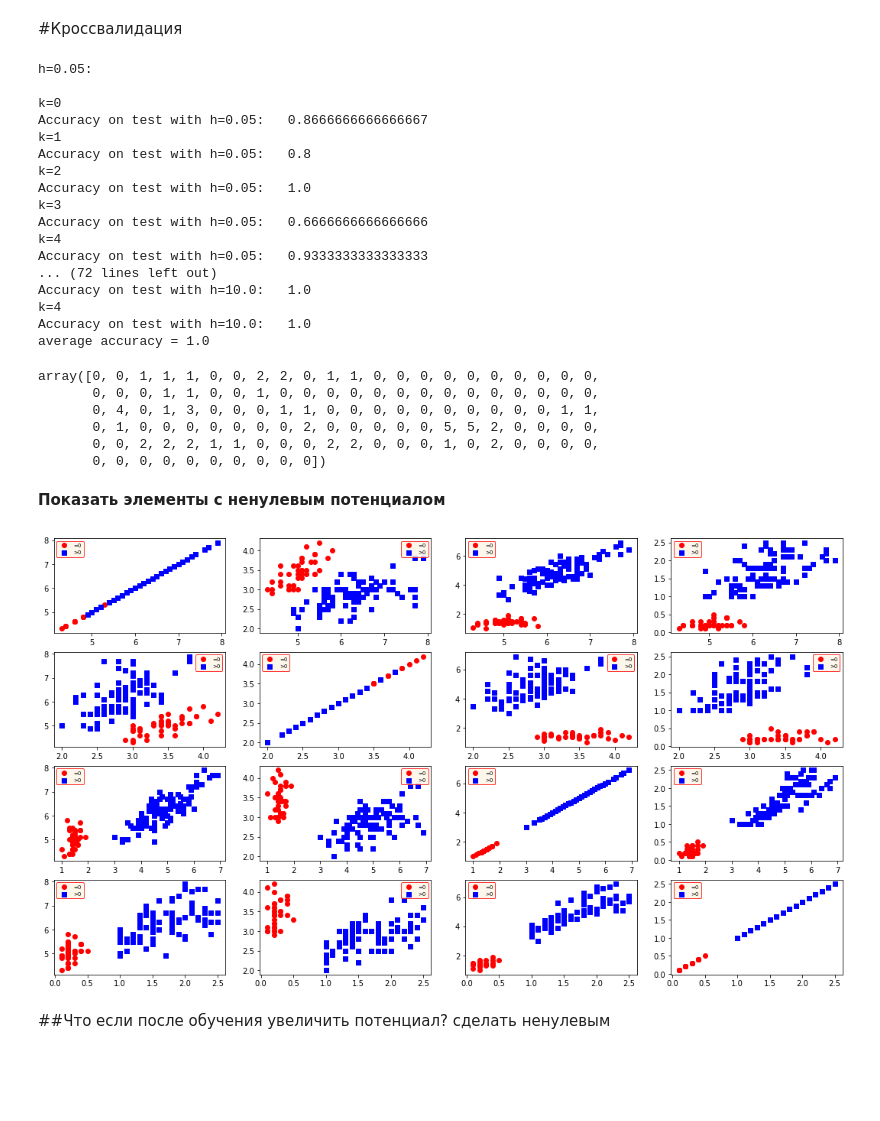
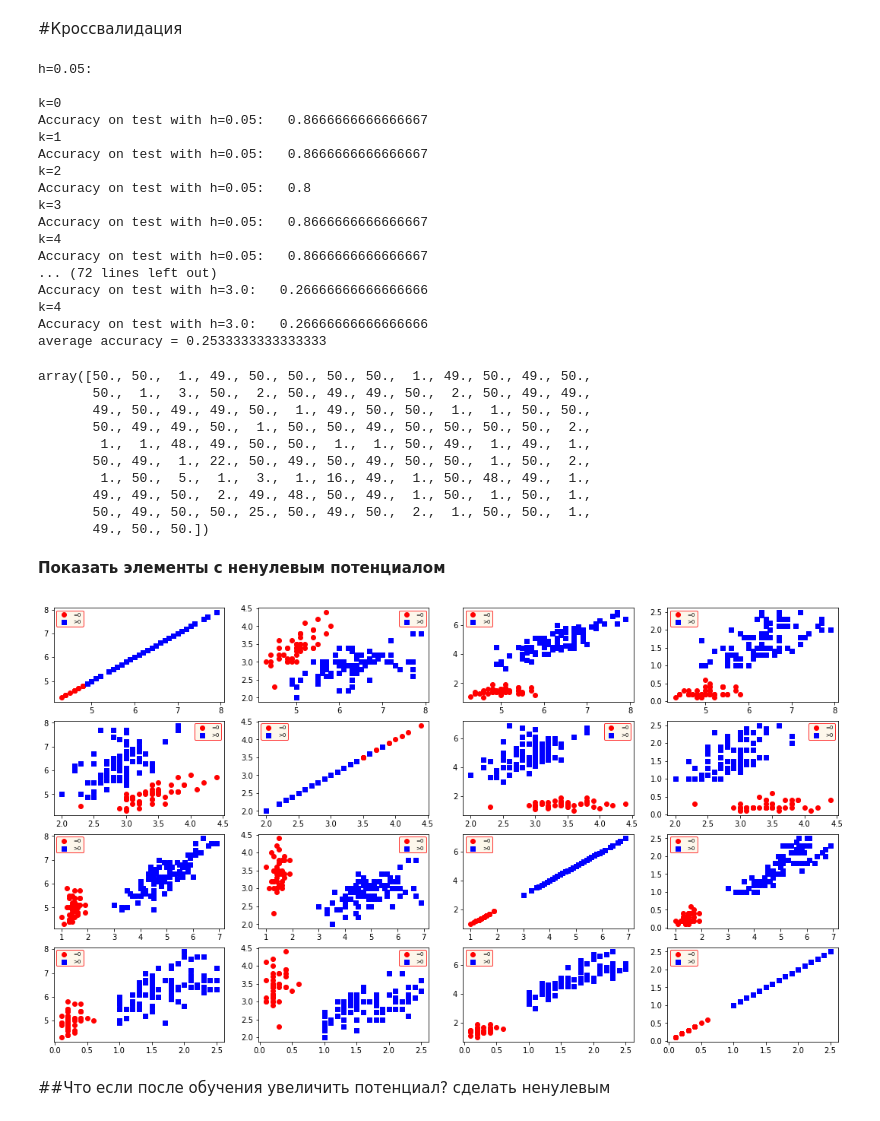
Before and after one commit to Kasymkhankhubiyev/BasicMachineLearning, a Jupyter notebook: task1.ipynb, the cells around one changed output. Saved outputs shown, nothing was run; the diff lists cells and outputs as text; code cells hidden in the pictures; blank space fills up the shorter version.

```diff
--- a/task1.ipynb
+++ b/task1.ipynb
@@ -99,6 +121,14 @@ class PFM(object):
         # print(XA.shape, XB.shape)
         return np.array(distance)
 
+    def _scores(self, features):
+        scores = np.vstack(
+            [np.sum(features.T[np.where(self.Y==0)[0]].T, axis=-1),
+            np.sum(features.T[np.where(self.Y==1)[0]].T, axis=-1),
+            np.sum(features.T[np.where(self.Y==2)[0]].T, axis=-1)]).T
+        return scores
+
+
     def scores(self, X) -> np.array:
         # features = self.gams * self.kernel(cdist(X, self.X))
         features = self.gams * self.kernel(self._calc_distances(XA=X, XB=self.X))
@@ -115,28 +145,24 @@ class PFM(object):
         self.X, self.Y, self.gams = np.array(X), np.array(Y), np.zeros(len(Y))
         # print(f'initial gams:{self.gams}')
         for epoch in range(epochs):
-            pr = np.array([np.array([x]).T for x in self.X])
-            prediction = np.array([self.predict(np.array([x])) for x in self.X]).T
-            self.gams[np.where(prediction[0] != self.Y)[0]] += 1
+            prediction = np.zeros_like(self.Y)
+            features = np.expand_dims(self.gams, axis=0) * self.kernel(np.sqrt(np.sum((np.expand_dims(X, axis=1)-np.expand_dims(X, axis=0))**2, axis=2)))
+            scores = self._scores(features)
+            prediction += np.argmax(scores, axis=0)[0]
+            self.gams[np.where(prediction!= self.Y)[0]] += 1
 
-            # for i, (x, y) in enumerate(zip(self.X, self.Y)):
-            #     if self.predict(np.array([x]))[0] != y:
-            #         print(i)
-            #         self.gams[i] += 1
+             # prediction = np.array([self.predict(np.array([x])) for x in self.X]).T
 
     def increment_gams(self, x):
-        print(f'increment index {x}\n\n\n')
-        for i in x:
-            self.gams[i] += 1
+        self.gams += 1
 
     def fit_non_zero(self, X: np.array, Y: np.array, epochs: int, starter: int)->None:
 
         self.X, self.Y, self.gams = X, Y, np.zeros_like(Y) + starter
 
         for _ in range(epochs):
-            predictions = np.zeros_like(self.Y)
-            predictions += self.predict(self.X)
-            self.gams[np.where(predictions != self.Y)] += 1
+            predictions = np.array([self.predict(np.array([x])) for x in self.X]).T
+            self.gams[np.where(predictions[0] != self.Y)[0]] += 1
 
     def increase_gams(self, increaser: int):
         self.gams += increaser
@@ -169,5 +173,6 @@ def calc_accuracy_with_predictions(model, X, Y):
 # %%
-model = PFM(kernel=lambda x: K_exp(x, h=0.55))
-model.fit(trainX, trainY, 100)
+model = PFM(kernel=lambda x: K1(x, h=.9))
+model.fit(trainX, trainY,100)
 calc_accuracy_with_predictions(model=model, X=testX, Y=testY)
+print(model.gams)
 # %% [output]
@@ -228,7 +234,7 @@ trainY = np.array(trainY)
 K=5  # кол-во подвыборок
 # print(len(y))
 
-for h in [0.05, 0.1, 0.5, 1.0, 2.0, 10.0]:
+for h in [0.05, 0.1, 0.35, .55, 1.0, 3.0]:
     print(f'h={h}: \n')
     X = np.array_split(trainX, K, axis=0)
     Y = np.array_split(trainY, K, axis=0)
@@ -250,7 +256,7 @@ for h in [0.05, 0.1, 0.5, 1.0, 2.0, 10.0]:
                     subY = Y[i]
                 # print(subY)
 
-        model = PFM(kernel=lambda x: K1(x, h=h))
+        model = PFM(kernel=lambda x: K_exp(x, h=h))
         model.fit(subX, subY, 50)
         accuracy_counter += calc_accuracy(model=model, X=X[i], Y=Y[i])
     print(f'average accuracy = {accuracy_counter/K}\n\n')
@@ -260,27 +266,31 @@ h=0.05:
 k=0
 Accuracy on test with h=0.05:   0.8666666666666667
 k=1
+Accuracy on test with h=0.05:   0.8666666666666667
+k=2
 Accuracy on test with h=0.05:   0.8
-k=2
-Accuracy on test with h=0.05:   1.0
 k=3
-Accuracy on test with h=0.05:   0.6666666666666666
+Accuracy on test with h=0.05:   0.8666666666666667
 k=4
-Accuracy on test with h=0.05:   0.9333333333333333
+Accuracy on test with h=0.05:   0.8666666666666667
 ... (72 lines left out)
-Accuracy on test with h=10.0:   1.0
+Accuracy on test with h=3.0:   0.26666666666666666
 k=4
-Accuracy on test with h=10.0:   1.0
-average accuracy = 1.0
+Accuracy on test with h=3.0:   0.26666666666666666
+average accuracy = 0.2533333333333333
 # %%
 model.gams
 # %% [output]
-array([0, 0, 1, 1, 1, 0, 0, 2, 2, 0, 1, 1, 0, 0, 0, 0, 0, 0, 0, 0, 0, 0,
-       0, 0, 0, 1, 1, 0, 0, 1, 0, 0, 0, 0, 0, 0, 0, 0, 0, 0, 0, 0, 0, 0,
-       0, 4, 0, 1, 3, 0, 0, 0, 1, 1, 0, 0, 0, 0, 0, 0, 0, 0, 0, 0, 1, 1,
-       0, 1, 0, 0, 0, 0, 0, 0, 0, 2, 0, 0, 0, 0, 0, 5, 5, 2, 0, 0, 0, 0,
-       0, 0, 2, 2, 2, 1, 1, 0, 0, 0, 2, 2, 0, 0, 0, 1, 0, 2, 0, 0, 0, 0,
-       0, 0, 0, 0, 0, 0, 0, 0, 0, 0])
+array([50., 50.,  1., 49., 50., 50., 50., 50.,  1., 49., 50., 49., 50.,
+       50.,  1.,  3., 50.,  2., 50., 49., 49., 50.,  2., 50., 49., 49.,
+       49., 50., 49., 49., 50.,  1., 49., 50., 50.,  1.,  1., 50., 50.,
+       50., 49., 49., 50.,  1., 50., 50., 49., 50., 50., 50., 50.,  2.,
+        1.,  1., 48., 49., 50., 50.,  1.,  1., 50., 49.,  1., 49.,  1.,
+       50., 49.,  1., 22., 50., 49., 50., 49., 50., 50.,  1., 50.,  2.,
+        1., 50.,  5.,  1.,  3.,  1., 16., 49.,  1., 50., 48., 49.,  1.,
+       49., 49., 50.,  2., 49., 48., 50., 49.,  1., 50.,  1., 50.,  1.,
+       50., 49., 50., 50., 25., 50., 49., 50.,  2.,  1., 50., 50.,  1.,
+       49., 50., 50.])
 # %% [markdown]
 **Показать элементы с ненулевым потенциалом**
 # %%
@@ -315,24 +317,24 @@ trainY = trainY[spliter:]
 # %%
-model = PFM(kernel=lambda x: K_exp(x, h=0.55))
+model = PFM(kernel=lambda x: K_exp(x, h=0.35))
 model.fit(trainX, trainY, 10)
 
 fig, axs = plt.subplots(nrows=4, ncols=4)
 
 colors = ['red', 'blue', 'green']
 test_colors = ['purple', 'black', 'yellow']
 
 gams = model.gams
 
 for i in range(4):
     for j in range(4):
             axs[i%4, j%4].scatter(trainX[np.where(gams== 0)[0], i], trainX[np.where(gams== 0)[0], j], color = colors[0], label='=0')
             axs[i%4, j%4].scatter(trainX[np.where(gams!= 0)[0], i], trainX[np.where(gams!= 0)[0], j], color = colors[1], label='>0', marker='s')
             axs[i%4, j%4].legend(fontsize=7, ncol=1, facecolor='oldlace', edgecolor='r')
 fig.set_size_inches(18.5, 10.5)
 plt.show()
 plt.close()
 # %% [output]
-[figure, old version]
+[figure, new version]
 # %% [markdown]
 ##Что если после обучения увеличить потенциал? сделать ненулевым
 # %%
```
Also changed, not shown: parts of 10 cells of this notebook.
